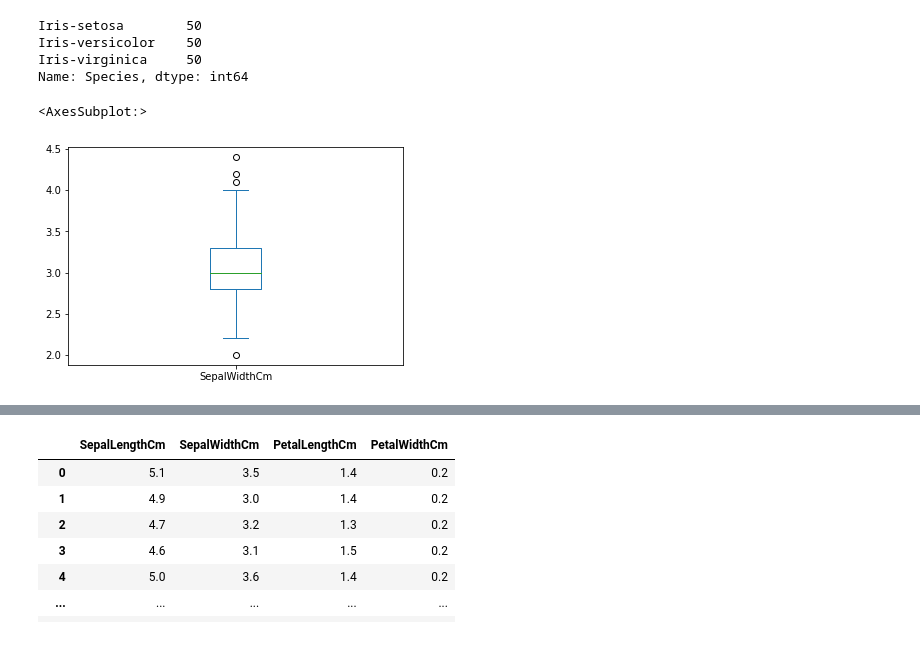
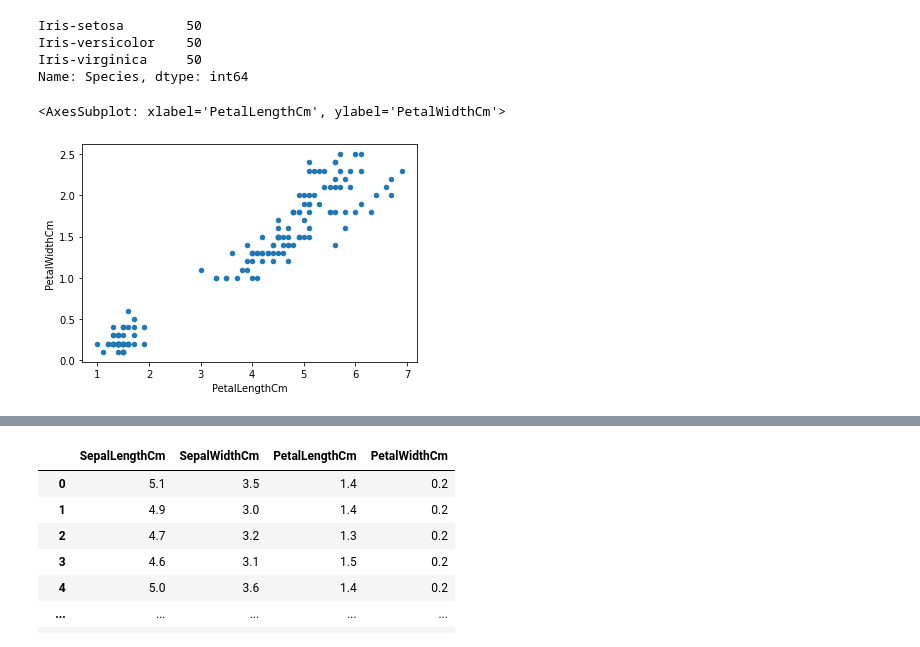
Before and after one commit to safeer-maker/MachineLearningPractice, a Jupyter notebook: Lab7/Lab 7 - Part 1.ipynb, the cells around one changed output, grey strips where cells are left out. Cells and saved outputs as stored; diff of their text form; code cells hidden in the pictures.

```diff
--- a/Lab7/Lab 7 - Part 1.ipynb
+++ b/Lab7/Lab 7 - Part 1.ipynb
@@ -55,10 +55,10 @@ Iris-versicolor    50
 Iris-virginica     50
 Name: Species, dtype: int64
 # %%
-iris.plot(kind='box', x="SepalLengthCm", y="SepalWidthCm")
+iris.plot(x="PetalLengthCm",  y="PetalWidthCm", kind = 'scatter')#(kind='box', x="SepalLengthCm", y="SepalWidthCm")
 # %% [output]
-<AxesSubplot:>
+<AxesSubplot: xlabel='PetalLengthCm', ylabel='PetalWidthCm'>
-[figure, old version]
+[figure, new version]
 # %%
 iris.drop("Id",axis=1,inplace=True)
 
```
Also changed, not shown: parts of 3 cells of this notebook.
